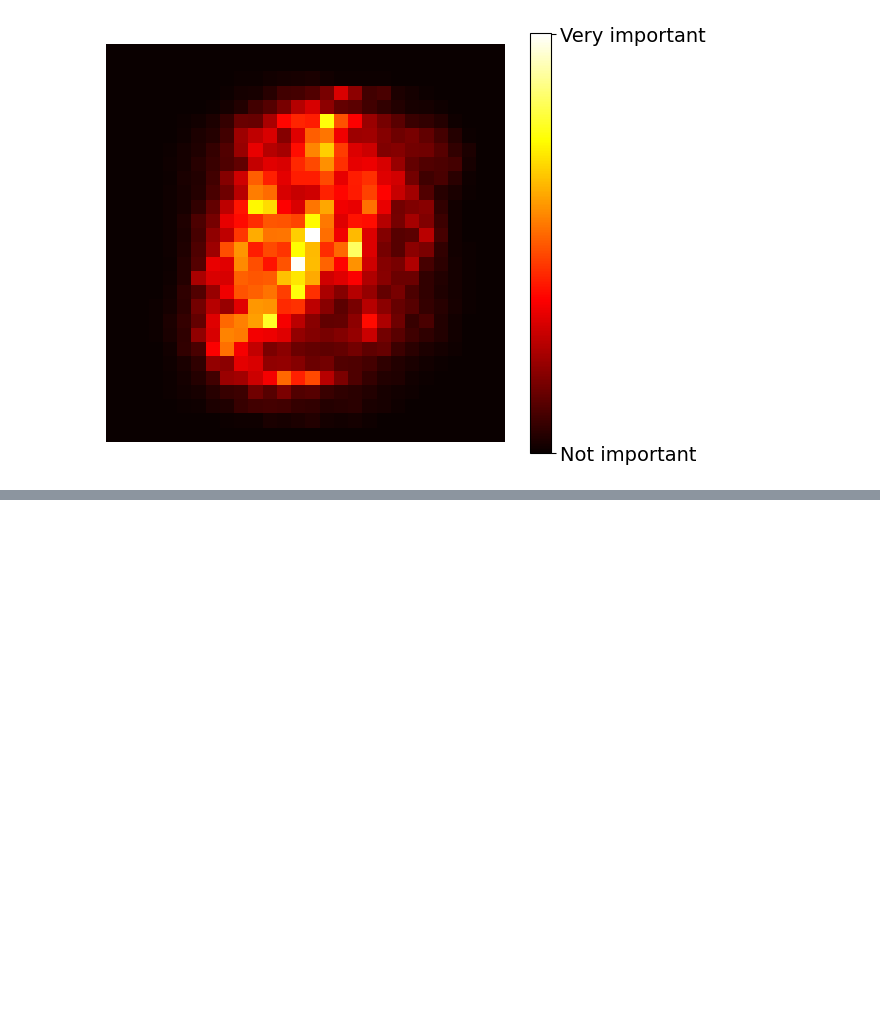
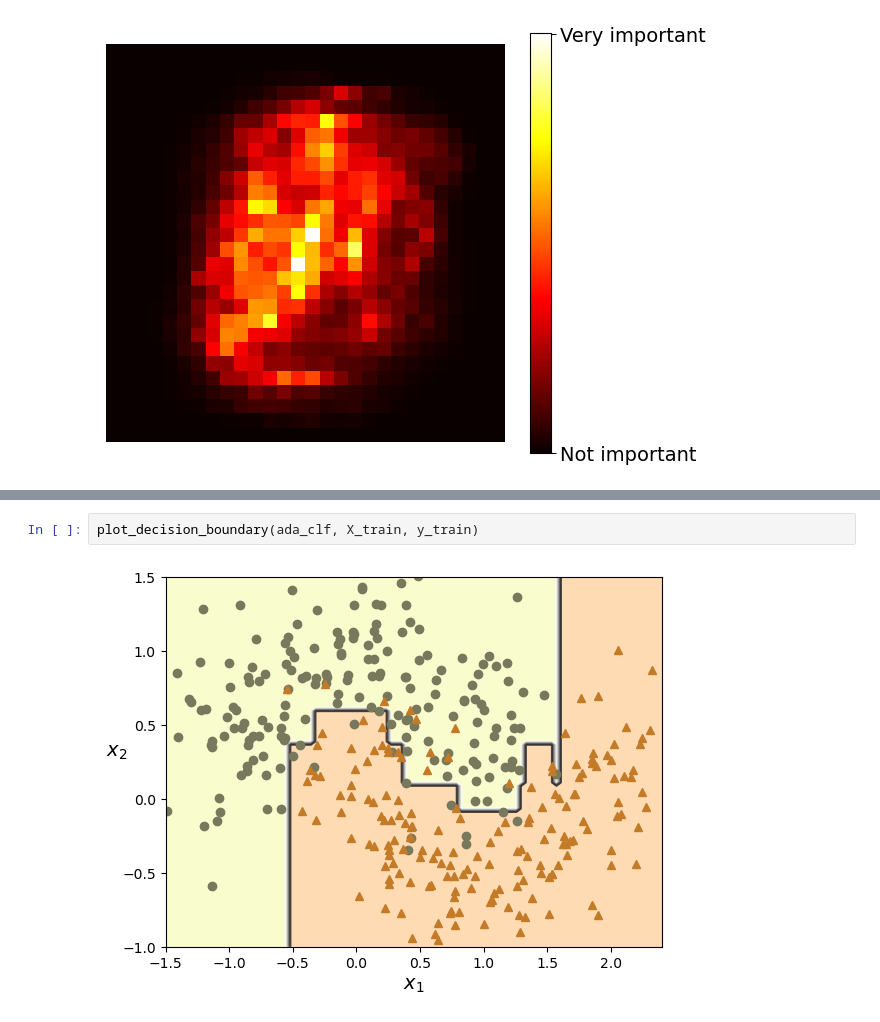
Before and after one commit to HYSK-cmd/AI-ML-Challenger, a Jupyter notebook: handson-ml3/Chapter7_ensemble.ipynb, the cells around one changed output, grey strips where cells are left out. Drawn from its saved outputs; the diff is of its cells as text; blank space fills up the shorter version.

```diff
--- a/handson-ml3/Chapter7_ensemble.ipynb
+++ b/handson-ml3/Chapter7_ensemble.ipynb
@@ -229,0 +277,4 @@ plt.show()
+# %%
+plot_decision_boundary(ada_clf, X_train, y_train)
+# %% [output]
+[figure, added]
```
Also changed, not shown: parts of 47 cells of this notebook, 18 other files.
